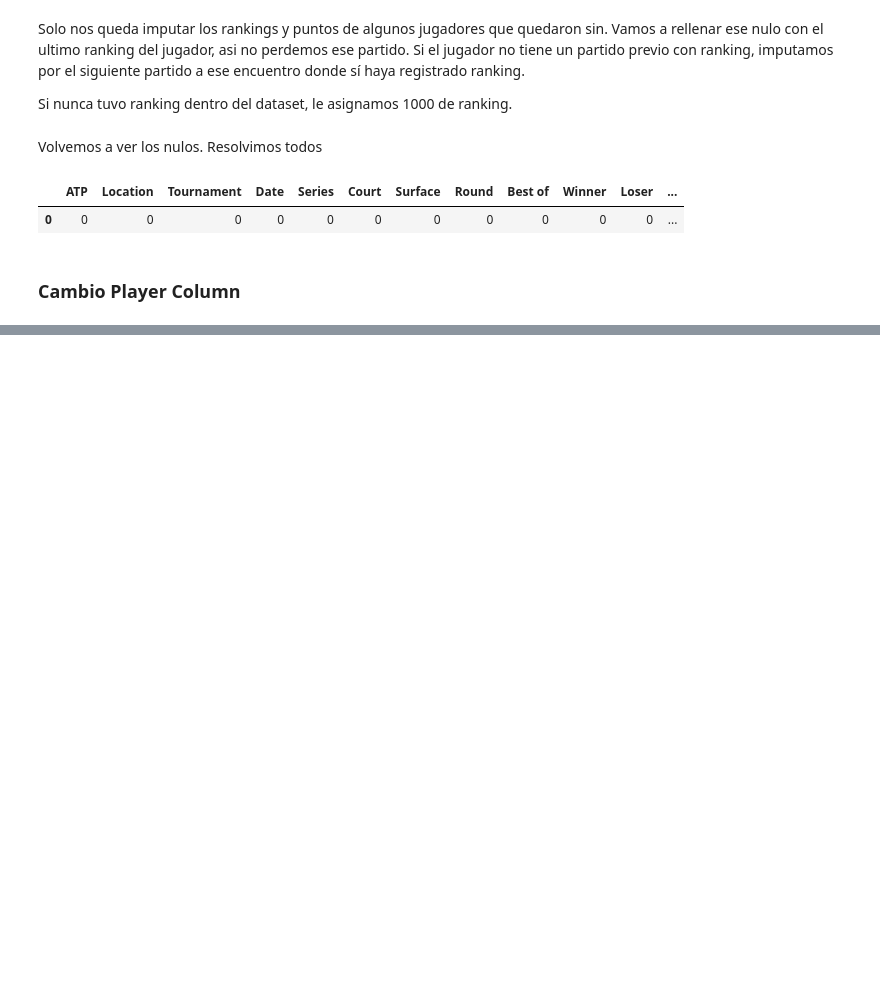
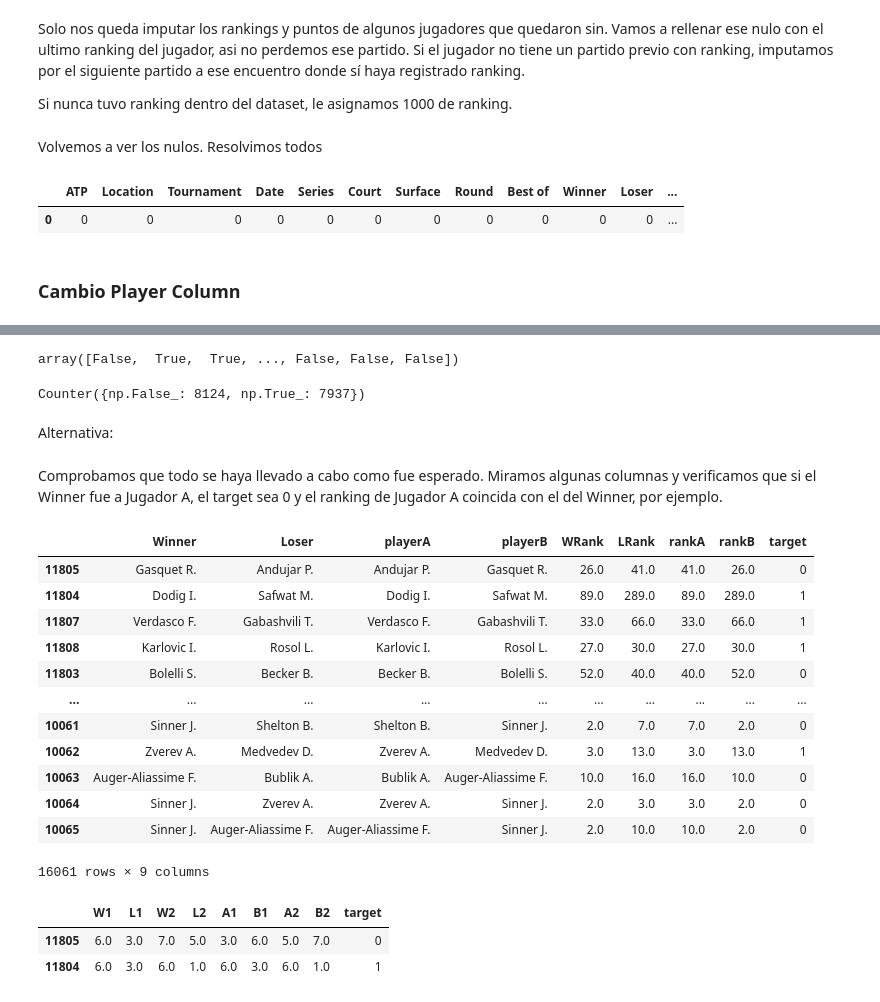
Before and after one commit to ichiP245/my-next-soderling, a Jupyter notebook: MakingDataset.ipynb, the cells around one changed output, grey strips where cells are left out. Cells and saved outputs as stored; diff of their text form; code cells hidden in the pictures; blank space fills up the shorter version.

Commit message:
Generadas las nuevas columnas playerA y playerB

```diff
--- a/MakingDataset.ipynb
+++ b/MakingDataset.ipynb
@@ -273,0 +271,49 @@ df
+# %%
+np.random.seed(42)
+
+mask = np.random.rand(len(df)) > 0.5
+df["playerA"] = np.where(mask, df["Winner"], df["Loser"])
+df["playerB"] = np.where(mask, df["Loser"], df["Winner"])
+
+df['rankA'] = np.where(mask, df["WRank"], df["LRank"])
+df['rankB'] = np.where(mask, df["LRank"], df["WRank"])
+
+df['PtsA'] = np.where(mask, df["WPts"], df["LPts"])
+df['PtsB'] = np.where(mask, df["LPts"], df["WPts"])
+
+df['B365A'] = np.where(mask, df["B365W"], df["B365L"])
+df['B365B'] = np.where(mask, df["B365L"], df["B365W"])
+
+df['MaxA'] = np.where(mask, df["MaxW"], df["MaxL"])
+df['MaxB'] = np.where(mask, df["MaxL"], df["MaxW"])
+
+df['AvgA'] = np.where(mask, df["AvgW"], df["AvgL"])
+df['AvgB'] = np.where(mask, df["AvgL"], df["AvgW"])
+
+df['A1'] = np.where(mask, df["W1"], df["L1"])
+df['B1'] = np.where(mask, df["L1"], df["W1"])
+df['A2'] = np.where(mask, df["W2"], df["L2"])
+df['B2'] = np.where(mask, df["L2"], df["W2"])
+df['A3'] = np.where(mask, df["W3"], df["L3"])
+df['B3'] = np.where(mask, df["L3"], df["W3"])
+df['A4'] = np.where(mask, df["W4"], df["L4"])
+df['B4'] = np.where(mask, df["L4"], df["W4"])
+df['A5'] = np.where(mask, df["W5"], df["L5"])
+df['B5'] = np.where(mask, df["L5"], df["W5"])
+
+df['setsA'] = np.where(mask, df["Wsets"], df["Lsets"])
+df['setsB'] = np.where(mask, df["Lsets"], df["Wsets"])
+
+# Creamos variable target: gana el jugador A (entonces 1), gana el jugador B (entonces 0)
+df['target'] = (df["playerA"] == df["Winner"]).astype(int)
+# %%
+mask
+# %% [output]
+array([False,  True,  True, ..., False, False, False])
+# %%
+# Comprobamos que el dataset quedo balanceado
+Counter(mask)
+# %% [output]
+Counter({np.False_: 8124, np.True_: 7937})
+# %% [markdown]
+Alternativa:
@@ -273,0 +342,24 @@ df
+# %% [markdown]
+Comprobamos que todo se haya llevado a cabo como fue esperado. Miramos algunas columnas y verificamos que si el Winner fue a Jugador A, el target sea 0 y el ranking de Jugador A coincida con el del Winner, por ejemplo.
+# %%
+df[['Winner','Loser','playerA','playerB','WRank','LRank','rankA', 'rankB','target']]
+# %% [output]
+|  | Winner | Loser | playerA | playerB | WRank | LRank | rankA | rankB | target |
+| 11805 | Gasquet R. | Andujar P. | Andujar P. | Gasquet R. | 26.0 | 41.0 | 41.0 | 26.0 | 0 |
+| 11804 | Dodig I. | Safwat M. | Dodig I. | Safwat M. | 89.0 | 289.0 | 89.0 | 289.0 | 1 |
+| 11807 | Verdasco F. | Gabashvili T. | Verdasco F. | Gabashvili T. | 33.0 | 66.0 | 33.0 | 66.0 | 1 |
+| 11808 | Karlovic I. | Rosol L. | Karlovic I. | Rosol L. | 27.0 | 30.0 | 27.0 | 30.0 | 1 |
+| 11803 | Bolelli S. | Becker B. | Becker B. | Bolelli S. | 52.0 | 40.0 | 40.0 | 52.0 | 0 |
+| ... | ... | ... | ... | ... | ... | ... | ... | ... | ... |
+| 10061 | Sinner J. | Shelton B. | Shelton B. | Sinner J. | 2.0 | 7.0 | 7.0 | 2.0 | 0 |
+| 10062 | Zverev A. | Medvedev D. | Zverev A. | Medvedev D. | 3.0 | 13.0 | 3.0 | 13.0 | 1 |
+| 10063 | Auger-Aliassime F. | Bublik A. | Bublik A. | Auger-Aliassime F. | 10.0 | 16.0 | 16.0 | 10.0 | 0 |
+| 10064 | Sinner J. | Zverev A. | Zverev A. | Sinner J. | 2.0 | 3.0 | 3.0 | 2.0 | 0 |
+| 10065 | Sinner J. | Auger-Aliassime F. | Auger-Aliassime F. | Sinner J. | 2.0 | 10.0 | 10.0 | 2.0 | 0 |
+16061 rows × 9 columns
+# %%
+df[['W1', 'L1', 'W2', 'L2', 'A1', 'B1', 'A2', 'B2','target']].head(2)
+# %% [output]
+|  | W1 | L1 | W2 | L2 | A1 | B1 | A2 | B2 | target |
+| 11805 | 6.0 | 3.0 | 7.0 | 5.0 | 3.0 | 6.0 | 5.0 | 7.0 | 0 |
+| 11804 | 6.0 | 3.0 | 6.0 | 1.0 | 6.0 | 3.0 | 6.0 | 1.0 | 1 |
```
Also changed, not shown: parts of 5 cells of this notebook.
